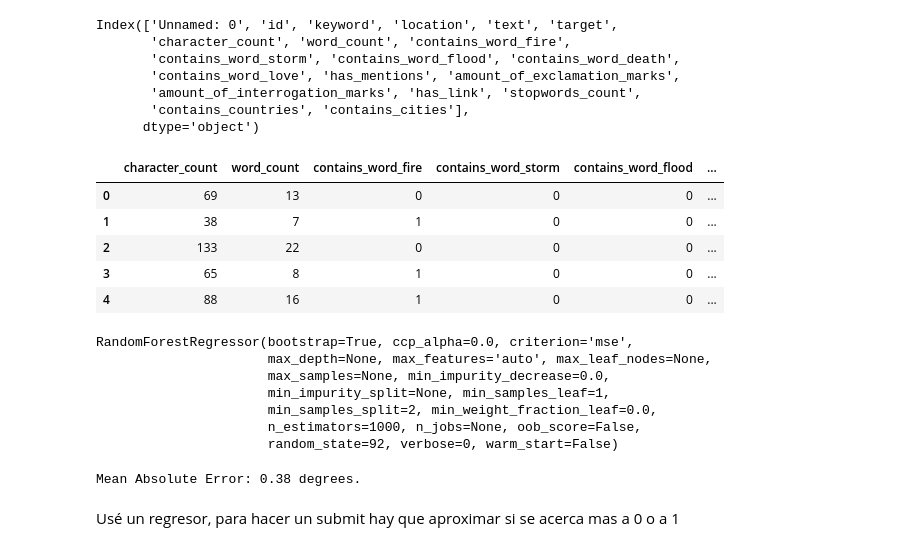
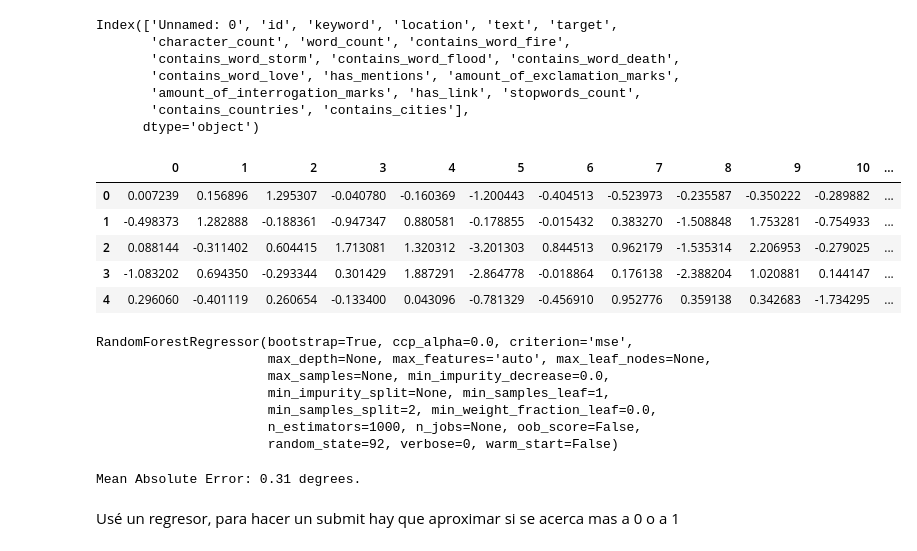
Before and after one commit to francoriboratig/TP2-Datos, a Jupyter notebook: Arboles_de_decision_Features_Only.ipynb, the cells around one changed output. Saved outputs shown, nothing was run; the diff lists cells and outputs as text; code cells hidden in the pictures.

```diff
--- a/Arboles_de_decision_Features_Only.ipynb
+++ b/Arboles_de_decision_Features_Only.ipynb
@@ -37,19 +43,41 @@ Index(['Unnamed: 0', 'id', 'keyword', 'location', 'text', 'target',
        'amount_of_interrogation_marks', 'has_link', 'stopwords_count',
        'contains_countries', 'contains_cities'],
       dtype='object')
-# %%
-y_train = train['target']
-x_train = train.drop(['Unnamed: 0','id','location','text','target','keyword'], axis = 1)
-
-x_test = test.drop(['Unnamed: 0','id','location','text','keyword'], axis = 1)
-x_train.head()
-# %% [output]
-|  | character_count | word_count | contains_word_fire | contains_word_storm | contains_word_flood | ... |
-| 0 | 69 | 13 | 0 | 0 | 0 | ... |
-| 1 | 38 | 7 | 1 | 0 | 0 | ... |
-| 2 | 133 | 22 | 0 | 0 | 0 | ... |
-| 3 | 65 | 8 | 1 | 0 | 0 | ... |
-| 4 | 88 | 16 | 1 | 0 | 0 | ... |
+# %%
+y_train = train['target']
+
+# HACEMOS UN EMBEDDING PROVISTO POR TensorFlow Hub, por fuera del modelo, de esa forma puedo agregarle features al array
+
+embedding_url = "https://tfhub.dev/google/tf2-preview/gnews-swivel-20dim/1"
+
+hub_layer = hub.KerasLayer(embedding_url,
+                           input_shape = [],
+                           dtype = tf.string,
+                           trainable = True)
+
+train_text_array = np.asarray(train['text'])
+train_text_embedded = hub_layer(train_text_array)
+train_text_embedded_array = train_text_embedded.numpy()
+train_text_embedded_df = pd.DataFrame(data = train_text_embedded_array)
+test_text_array = np.asarray(test['text'])
+test_text_embedded = hub_layer(test_text_array)
+test_text_embedded_array = train_text_embedded.numpy()
+test_text_embedded_df = pd.DataFrame(data = train_text_embedded_array)
+
+
+x_train = pd.concat([train_text_embedded_df, train.drop(['Unnamed: 0','id','location','text','target','keyword'], axis = 1)], axis=1)
+x_test = pd.concat([test_text_embedded_df, test.drop(['Unnamed: 0','id','location','text','keyword'], axis = 1)], axis=1)
+
+#x_train = train.drop(['Unnamed: 0','id','location','text','target','keyword'], axis = 1)
+#x_test = test.drop(['Unnamed: 0','id','location','text','keyword'], axis = 1)
+x_train.head()
+# %% [output]
+|  | 0 | 1 | 2 | 3 | 4 | 5 | 6 | 7 | 8 | 9 | 10 | ... |
+| 0 | 0.007239 | 0.156896 | 1.295307 | -0.040780 | -0.160369 | -1.200443 | -0.404513 | -0.523973 | -0.235587 | -0.350222 | -0.289882 | ... |
+| 1 | -0.498373 | 1.282888 | -0.188361 | -0.947347 | 0.880581 | -0.178855 | -0.015432 | 0.383270 | -1.508848 | 1.753281 | -0.754933 | ... |
+| 2 | 0.088144 | -0.311402 | 0.604415 | 1.713081 | 1.320312 | -3.201303 | 0.844513 | 0.962179 | -1.535314 | 2.206953 | -0.279025 | ... |
+| 3 | -1.083202 | 0.694350 | -0.293344 | 0.301429 | 1.887291 | -2.864778 | -0.018864 | 0.176138 | -2.388204 | 1.020881 | 0.144147 | ... |
+| 4 | 0.296060 | -0.401119 | 0.260654 | -0.133400 | 0.043096 | -0.781329 | -0.456910 | 0.952776 | 0.359138 | 0.342683 | -1.734295 | ... |
 # %%
 x_train = x_train*1 #Pongo todos los bool en numeros
 x_test = x_test*1
@@ -87,7 +115,7 @@ errors = abs(predictions - val_labels)
 # Print out the mean absolute error (mae)
 print('Mean Absolute Error:', round(np.mean(errors), 2), 'degrees.')
 # %% [output]
-Mean Absolute Error: 0.38 degrees.
+Mean Absolute Error: 0.31 degrees.
 # %% [markdown]
 Usé un regresor, para hacer un submit hay que aproximar si se acerca mas a 0 o a 1
 # %% [markdown]
```
Also changed, not shown: parts of 3 cells of this notebook.
